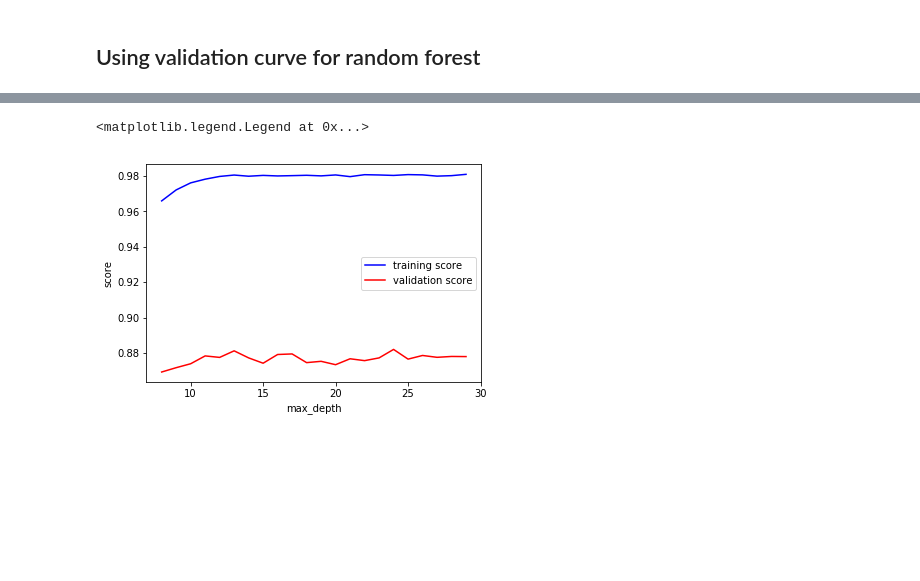
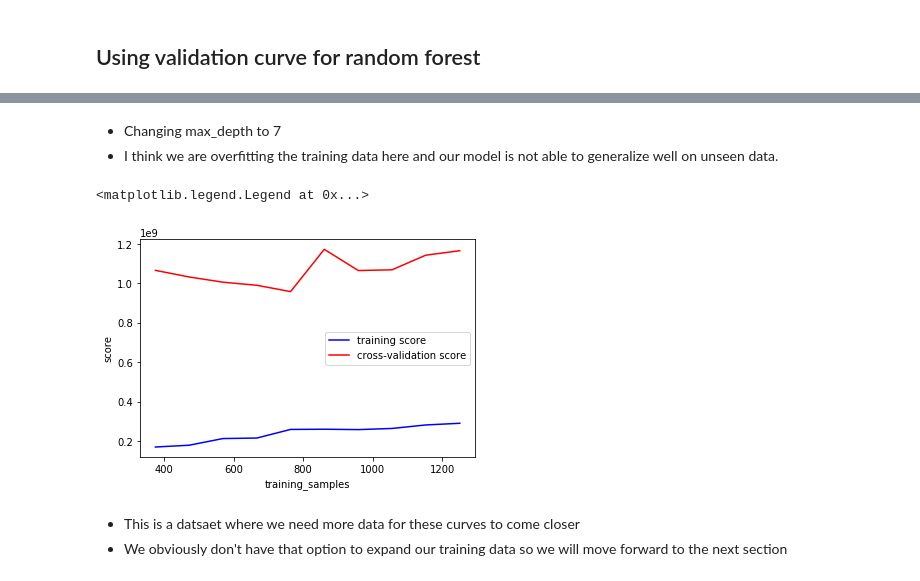
Before and after one commit to statchaitya/JupyterNotebooks, a Jupyter notebook: Notebooks/ML 101 -House Prices.ipynb, the cells around one changed output, grey strips where cells are left out. Saved outputs shown, nothing was run; the diff lists cells and outputs as text; code cells hidden in the pictures; blank space fills up the shorter version.

Commit message:
house prices sklearn

```diff
--- a/Notebooks/ML 101 -House Prices.ipynb
+++ b/Notebooks/ML 101 -House Prices.ipynb
@@ -107,10 +118,10 @@ plt.legend(loc='best')
 # %%
 from sklearn.ensemble import RandomForestRegressor
 
-X_train, X_val, y_train, y_val = train_test_split(X, y, random_state=123, test_size=0.2)
+depth = np.arange(1, 12)
+mse_scorer = make_scorer(mean_squared_error)
 
-depth = np.arange(1, 12)
-train_score, val_score = validation_curve(RandomForestRegressor(n_estimators=100), X, y, 'max_depth', depth, cv=10)
+train_score, val_score = validation_curve(RandomForestRegressor(n_estimators=100), X, y, 'max_depth', depth, cv=10, scoring=mse_scorer)
 
 plt.plot(depth, np.median(train_score, 1), color='blue', label='training score')
 plt.plot(depth, np.median(val_score, 1), color='red', label='validation score')
@@ -126,0 +141,13 @@ plt.legend(loc='best')
+# %%
+from sklearn.model_selection import learning_curve
+
+# take range 0.3 to 1 and split 25 times
+range_of_train_sizes = np.linspace(0.3, 1, 10)
+
+N, train_lc, val_lc = learning_curve(RandomForestRegressor(n_estimators=100), X, y, cv=7, train_sizes=range_of_train_sizes)
+
+plt.plot(N, np.median(train_lc, 1), color='blue', label='training score')
+plt.plot(N, np.median(val_lc, 1), color='red', label='cross-validation score')
+plt.xlabel('training_samples')
+plt.ylabel('score')
+plt.legend(loc='best')
@@ -127,12 +157,18 @@ plt.legend(loc='best')
+# %% [markdown]
+* Changing max_depth to 7
+* I think we are overfitting the training data here and our model is not able to generalize well on unseen data.
 # %%
-depth = np.arange(8, 30)
-train_score, val_score = validation_curve(RandomForestRegressor(n_estimators=200), X, y, 'max_depth', depth, cv=8)
+N, train_lc, val_lc = learning_curve(RandomForestRegressor(n_estimators=100, max_depth=7), X, y, cv=7, train_sizes=range_of_train_sizes,
+                                    scoring=mse_scorer)
 
-plt.plot(depth, np.median(train_score, 1), color='blue', label='training score')
-plt.plot(depth, np.median(val_score, 1), color='red', label='validation score')
-plt.xlabel('max_depth')
+plt.plot(N, np.median(train_lc, 1), color='blue', label='training score')
+plt.plot(N, np.median(val_lc, 1), color='red', label='cross-validation score')
+plt.xlabel('training_samples')
 plt.ylabel('score')
 plt.legend(loc='best')
 # %% [output]
 <matplotlib.legend.Legend at 0x...>
-[figure, old version]
+[figure, new version]
+# %% [markdown]
+* This is a datsaet where we need more data for these curves to come closer
+* We obviously don't have that option to expand our training data so we will move forward to the next section
```
Also changed, not shown: parts of 19 cells of this notebook, 5 other files.
